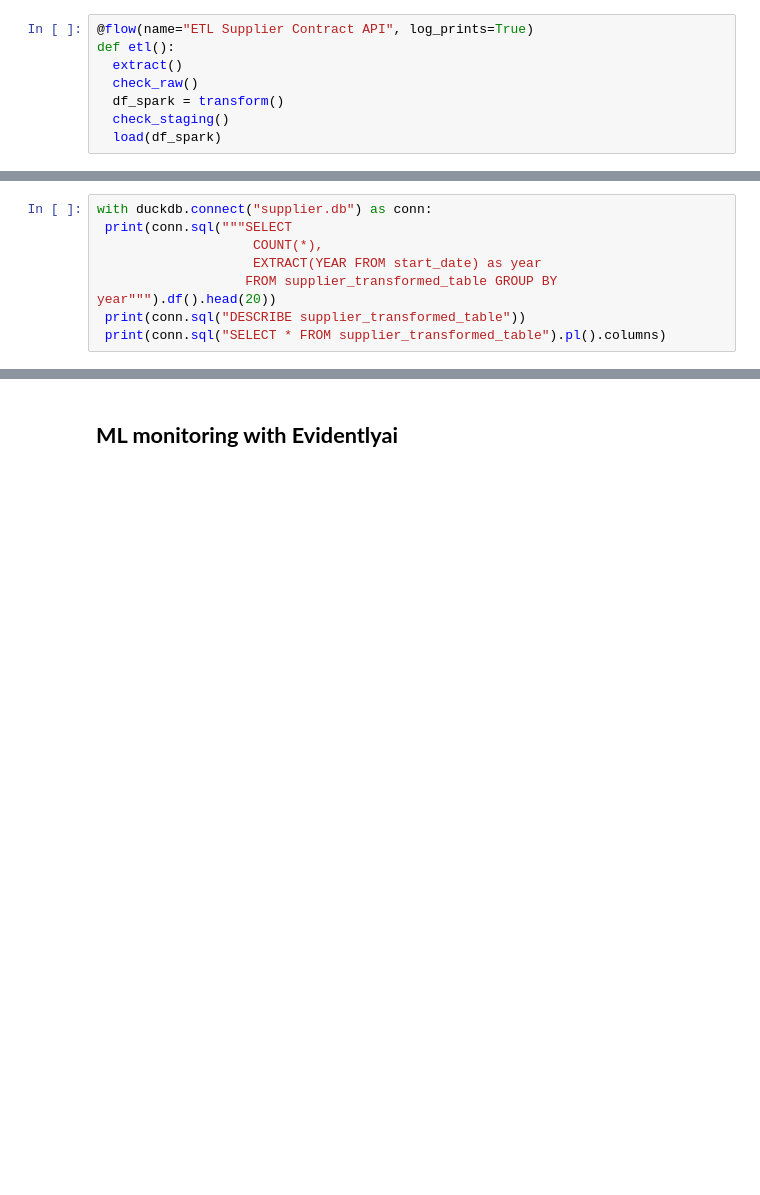
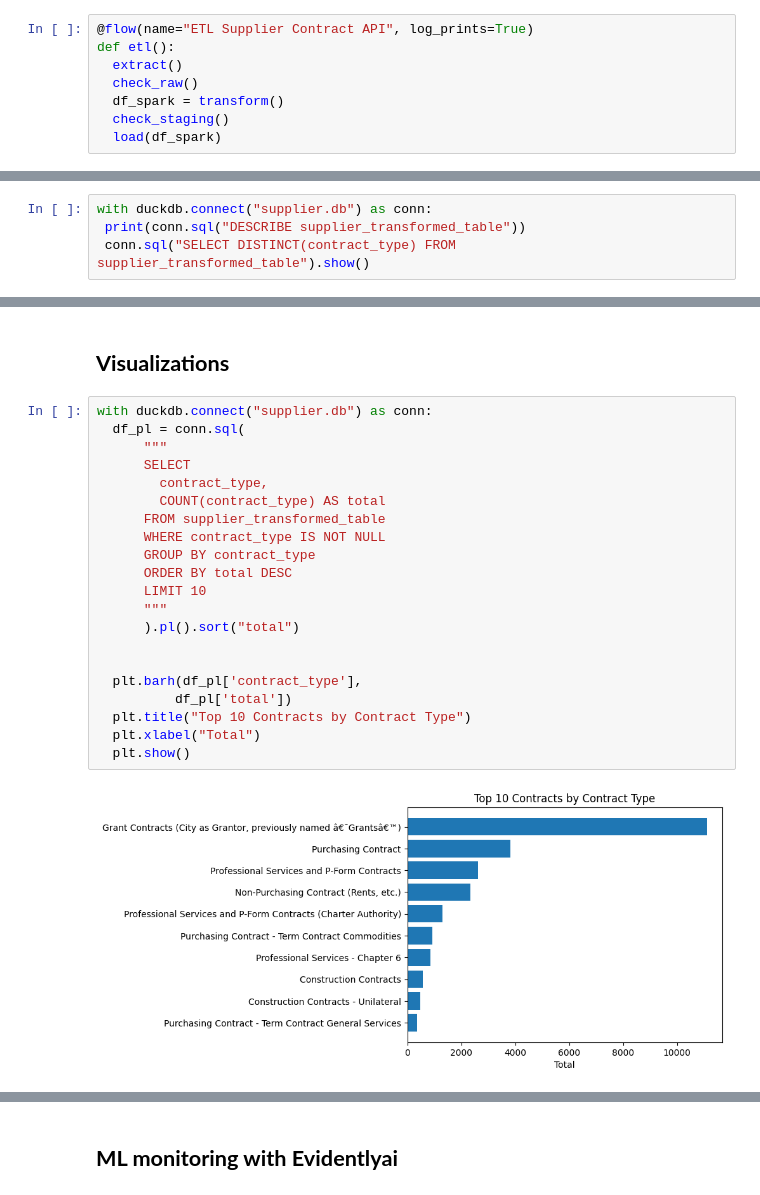
Before and after one commit to mathewsrc/machine-learning-monitoring-with-evidently, a Jupyter notebook: evidently_capstone.ipynb, the cells around one changed output, grey strips where cells are left out. Drawn from its saved outputs; the diff is of its cells as text; blank space fills up the shorter version.

```diff
--- a/evidently_capstone.ipynb
+++ b/evidently_capstone.ipynb
@@ -283,9 +334,5 @@ etl()
 # %%
 with duckdb.connect("supplier.db") as conn:
- print(conn.sql("""SELECT
-                    COUNT(*),
-                    EXTRACT(YEAR FROM start_date) as year
-                   FROM supplier_transformed_table GROUP BY year""").df().head(20))
  print(conn.sql("DESCRIBE supplier_transformed_table"))
- print(conn.sql("SELECT * FROM supplier_transformed_table").pl().columns)
+ conn.sql("SELECT DISTINCT(contract_type) FROM supplier_transformed_table").show()
 # %% [output]
@@ -308,0 +356,25 @@ with duckdb.connect("supplier.db") as conn:
+# %% [markdown]
+## **Visualizations**
+# %%
+with duckdb.connect("supplier.db") as conn:
+  df_pl = conn.sql(
+      """
+      SELECT
+        contract_type,
+        COUNT(contract_type) AS total
+      FROM supplier_transformed_table
+      WHERE contract_type IS NOT NULL
+      GROUP BY contract_type
+      ORDER BY total DESC
+      LIMIT 10
+      """
+      ).pl().sort("total")
+
+
+  plt.barh(df_pl['contract_type'],
+          df_pl['total'])
+  plt.title("Top 10 Contracts by Contract Type")
+  plt.xlabel("Total")
+  plt.show()
+# %% [output]
+[figure, added]
```
Also changed, not shown: parts of 20 cells of this notebook.
